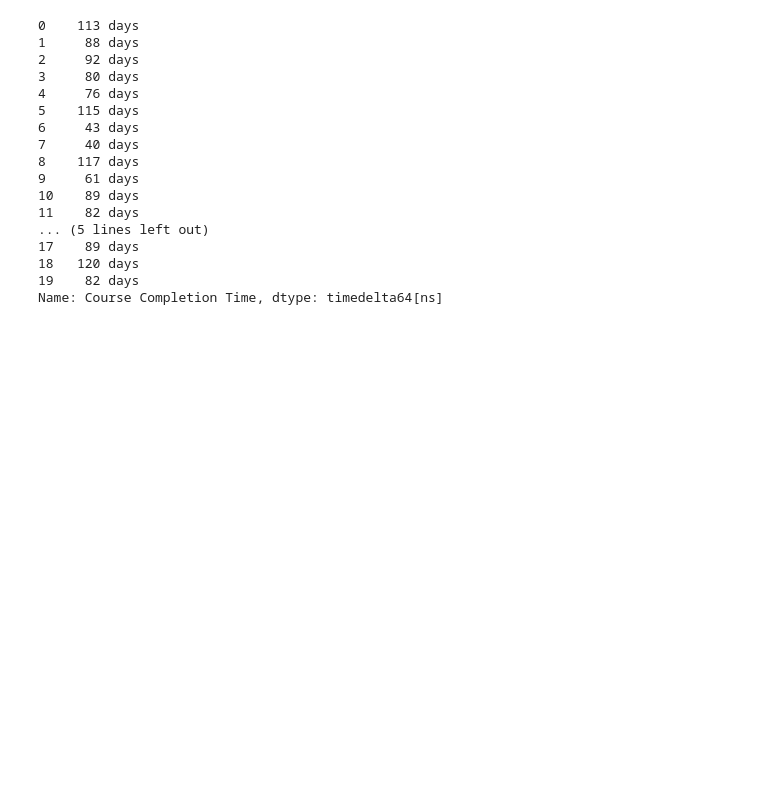
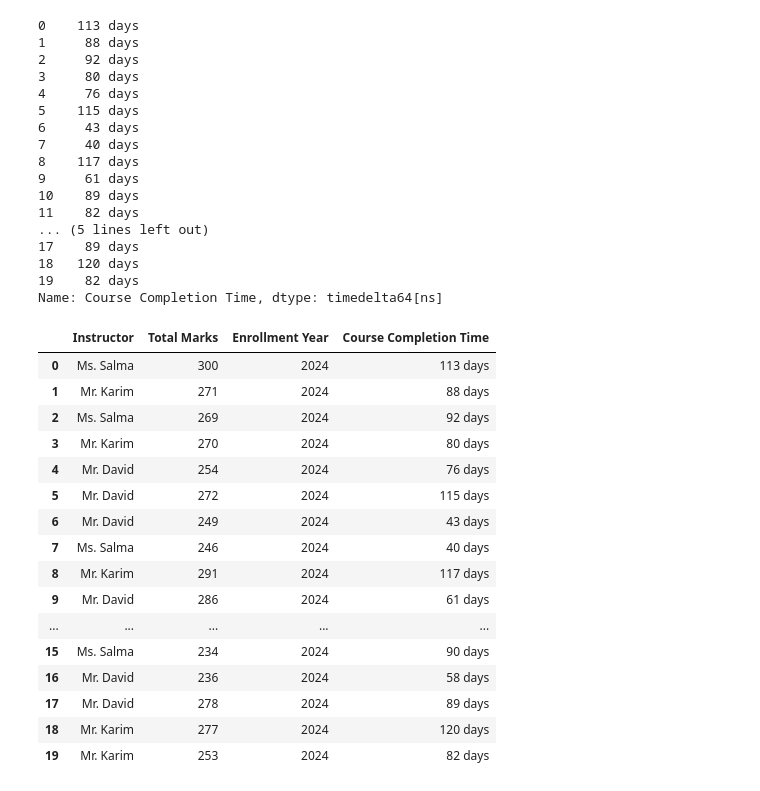
Before and after one commit to kazrkb/p-modules, a Jupyter notebook: m-14/m-14_pandas_part_2.ipynb, the cells around one changed output. Saved outputs shown, nothing was run; the diff lists cells and outputs as text; code cells hidden in the pictures; blank space fills up the shorter version.

```diff
--- a/m-14/m-14_pandas_part_2.ipynb
+++ b/m-14/m-14_pandas_part_2.ipynb
@@ -865,3 +865,25 @@ df['Course Completion Time']
 18   120 days
 19    82 days
 Name: Course Completion Time, dtype: timedelta64[ns]
+# %%
+df.drop(columns=['EnrollmentDate','FinishedDate','StudentID',	'FullName',	'CompletionStatus', 'Location'], inplace=True)
+# %%
+df
+# %% [output]
+|  | Instructor | Total Marks | Enrollment Year | Course Completion Time |
+| 0 | Ms. Salma | 300 | 2024 | 113 days |
+| 1 | Mr. Karim | 271 | 2024 | 88 days |
+| 2 | Ms. Salma | 269 | 2024 | 92 days |
+| 3 | Mr. Karim | 270 | 2024 | 80 days |
+| 4 | Mr. David | 254 | 2024 | 76 days |
+| 5 | Mr. David | 272 | 2024 | 115 days |
+| 6 | Mr. David | 249 | 2024 | 43 days |
+| 7 | Ms. Salma | 246 | 2024 | 40 days |
+| 8 | Mr. Karim | 291 | 2024 | 117 days |
+| 9 | Mr. David | 286 | 2024 | 61 days |
+| ... | ... | ... | ... | ... |
+| 15 | Ms. Salma | 234 | 2024 | 90 days |
+| 16 | Mr. David | 236 | 2024 | 58 days |
+| 17 | Mr. David | 278 | 2024 | 89 days |
+| 18 | Mr. Karim | 277 | 2024 | 120 days |
+| 19 | Mr. Karim | 253 | 2024 | 82 days |
```
Also changed, not shown: parts of 6 cells of this notebook.
